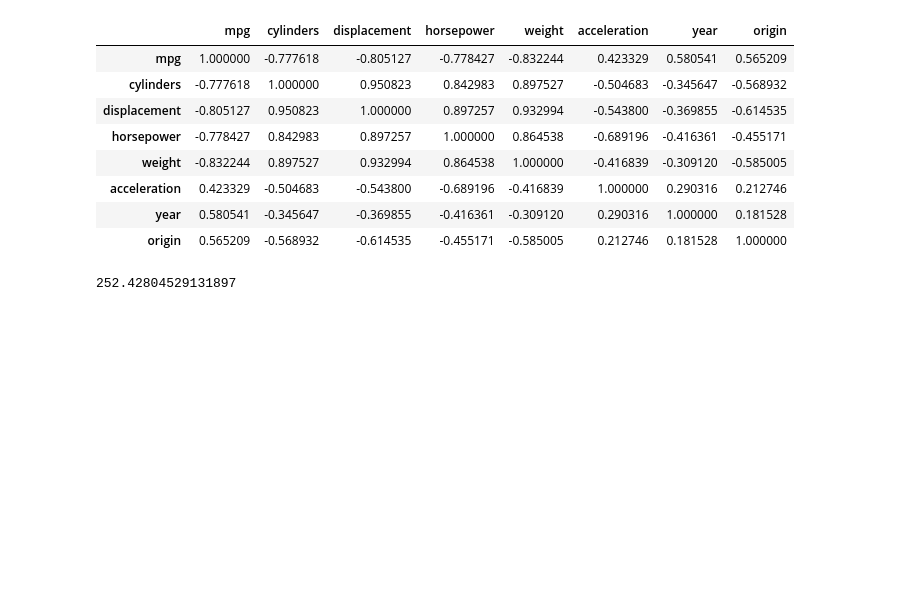
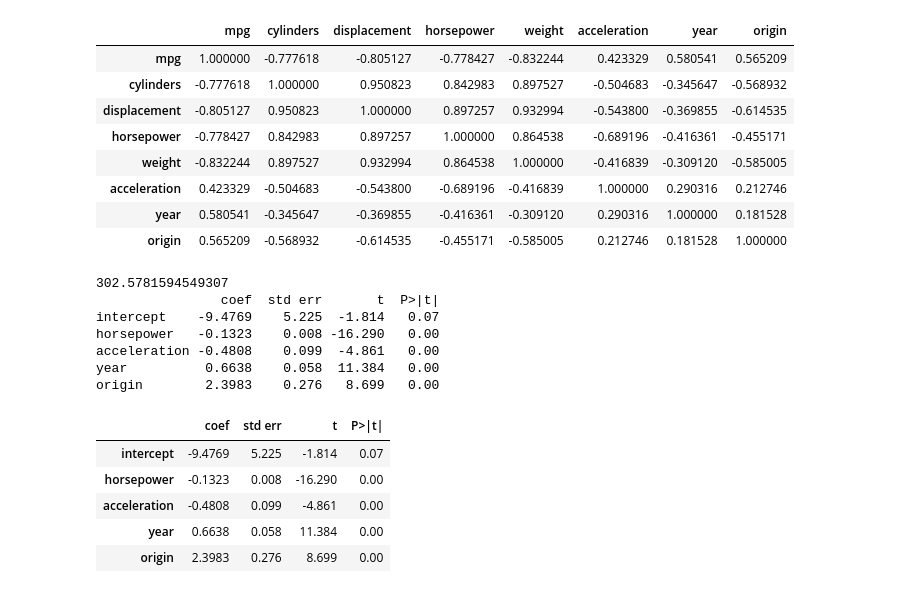
Before and after one commit to dchakrabarti1/ISLP-Labs-Chakrabarti, a Jupyter notebook: Ch03-linreg-lab.ipynb, the cells around one changed output. Saved outputs shown, nothing was run; the diff lists cells and outputs as text; code cells hidden in the pictures; blank space fills up the shorter version.

```diff
--- a/Ch03-linreg-lab.ipynb
+++ b/Ch03-linreg-lab.ipynb
@@ -804,14 +804,36 @@ Auto.corr()
 | year | 0.580541 | -0.345647 | -0.369855 | -0.416361 | -0.309120 | 0.290316 | 1.000000 | 0.181528 |
 | origin | 0.565209 | -0.568932 | -0.614535 | -0.455171 | -0.585005 | 0.212746 | 0.181528 | 1.000000 |
 # %%
-vars = Auto.columns.drop('mpg')
+vars = Auto.columns.drop(['mpg'])
+accel = Auto.columns.drop(['mpg','displacement','cylinders','weight'])
+
 
 X = MS(vars).fit_transform(Auto)
+no_accel = MS(accel).fit_transform(Auto)
 y = Auto['mpg']
 model = sm.OLS(y,X)
-fitted = model.fit()
-fitted.fvalue
+model1 = sm.OLS(y,no_accel)
+all_vars = model.fit()
+no_accel_results = model1.fit()
+print(no_accel_results.fvalue)
+print(summarize(no_accel_results))
 # since the f value is relatively high and the p value associated with the f statistic is essentially 0,
 # there is clear evidence between the variables and the mpg
 # %% [output]
-252.42804529131897
+302.5781594549307
+                coef  std err       t  P>|t|
+intercept    -9.4769    5.225  -1.814   0.07
+horsepower   -0.1323    0.008 -16.290   0.00
+acceleration -0.4808    0.099  -4.861   0.00
+year          0.6638    0.058  11.384   0.00
+origin        2.3983    0.276   8.699   0.00
+# %%
+summarize(no_accel_results)
+# it seems that weight, year, and origin are hghly correlated
+# %% [output]
+|  | coef | std err | t | P>|t| |
+| intercept | -9.4769 | 5.225 | -1.814 | 0.07 |
+| horsepower | -0.1323 | 0.008 | -16.290 | 0.00 |
+| acceleration | -0.4808 | 0.099 | -4.861 | 0.00 |
+| year | 0.6638 | 0.058 | 11.384 | 0.00 |
+| origin | 2.3983 | 0.276 | 8.699 | 0.00 |
```
Also changed, not shown: parts of 1 cell of this notebook.
